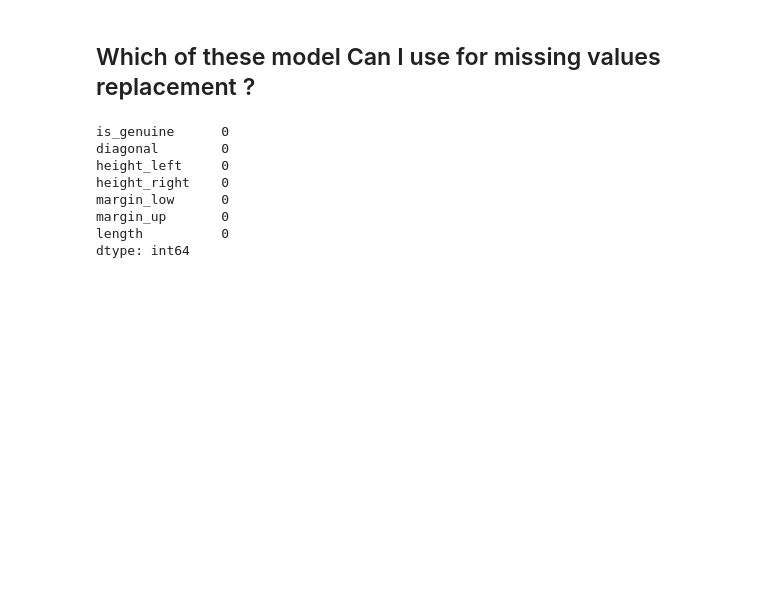
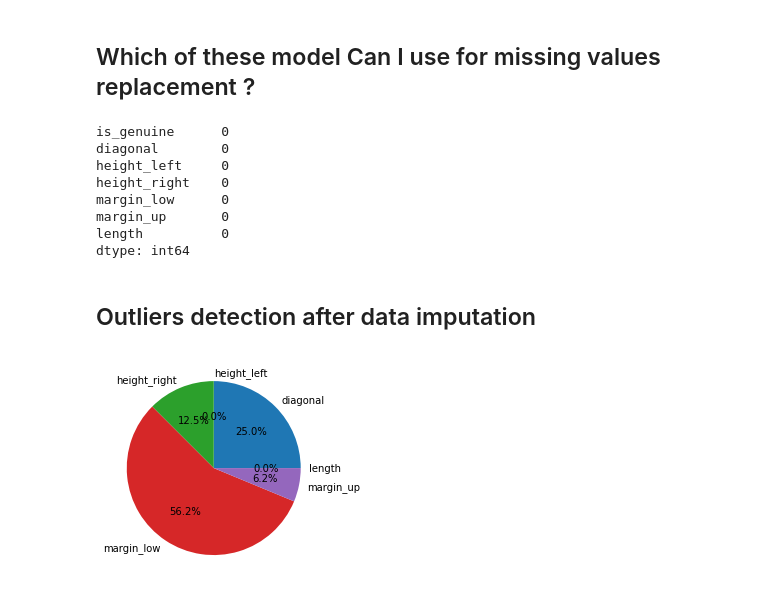
Before and after one commit to marcadeant/ONCFM, a Jupyter notebook: Notebooks/Features engineering.ipynb, the cells around one changed output. Saved outputs shown, nothing was run; the diff lists cells and outputs as text; code cells hidden in the pictures; blank space fills up the shorter version.

```diff
--- a/Notebooks/Features engineering.ipynb
+++ b/Notebooks/Features engineering.ipynb
@@ -94,7 +114,6 @@ from scipy import stats
 # %%
 # All values must be under z_score = 3 (0.5% of outliers called)
 outliers_filter = (stats.zscore(initial_data[~initial_data["margin_low"].isna()][features]) < 3).all(axis=1)
-index = [i for i, val in enumerate(outliers_filter) if val]
 
 # number of outliers
 
@@ -103,6 +122,6 @@ print("Outliers detected : {}".format(outliers_nb))
 
 # outliers removing
 
-outliersless = initial_data.loc[index]
+outliersless = initial_data.loc[~initial_data["margin_low"].isna()].loc[outliers_filter,:]
 # %% [output]
 Outliers detected : 16
@@ -288,8 +363,8 @@ Root Mean Square Error: 0.4809214394448567
 x_data = initial_data.loc[initial_data["margin_low"].isna(), x_features]
 margin_low_predict = mlr.predict(x_data)
 
-index = list(initial_data.loc[initial_data["margin_low"].isna(),:].index)
-for index, value in zip(index, margin_low_predict):
+indexs = list(initial_data.loc[initial_data["margin_low"].isna(),:].index)
+for index, value in zip(indexs, margin_low_predict):
     initial_data.loc[index,"margin_low"] = value
 # %%
 initial_data.isna().sum()
@@ -302,3 +377,12 @@ margin_low      0
 margin_up       0
 length          0
 dtype: int64
+# %% [markdown]
+## Outliers detection after data imputation
+# %%
+# Outliers counts per feature
+x = (stats.zscore(initial_data.drop(columns=["is_genuine"])) > 3).sum() / x.sum()
+plt.pie(x, labels = x.index, autopct="%1.1f%%")
+plt.show()
+# %% [output]
+[figure, added]
```
Also changed, not shown: parts of 19 cells of this notebook, 1 other file.
